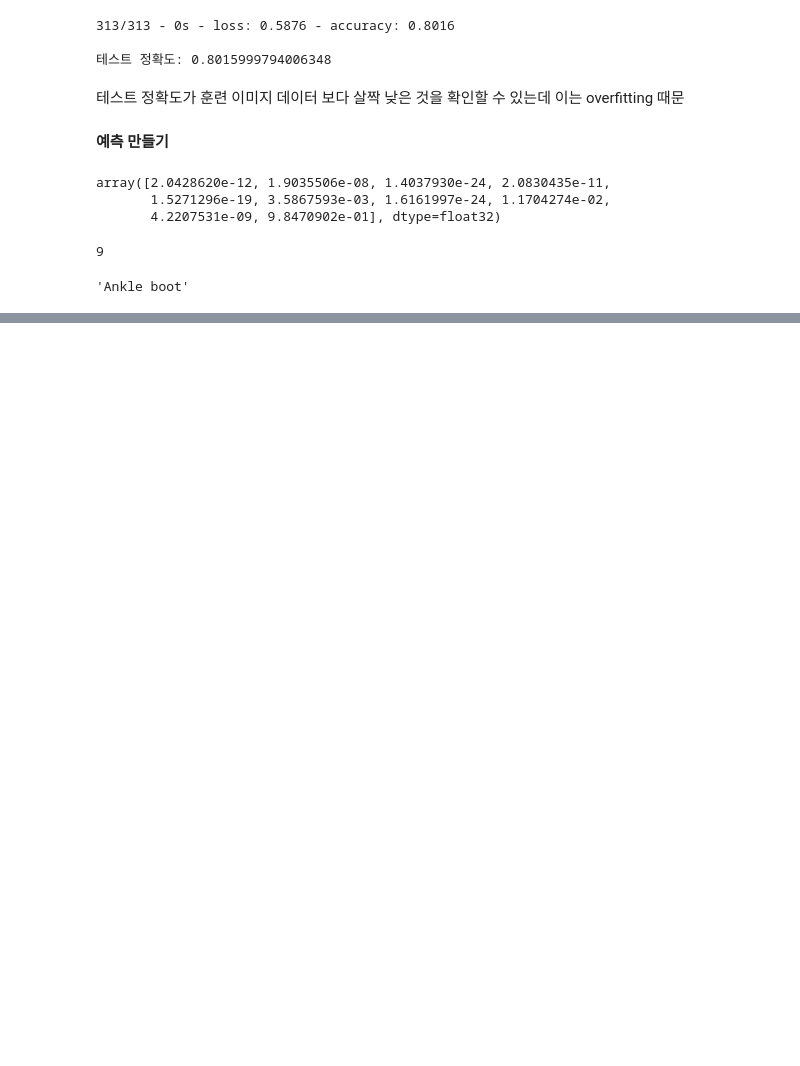
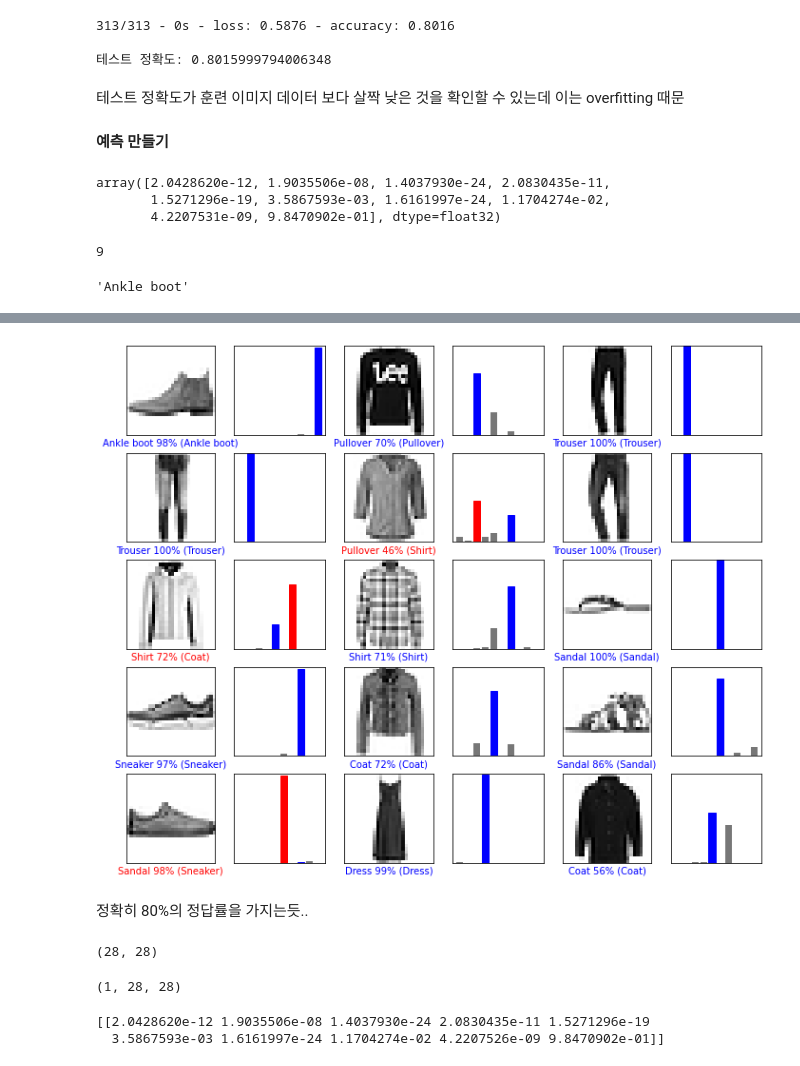
Before and after one commit to jhyeun1020/TensorFlow_study, a Jupyter notebook: tf2.ipynb, the cells around one changed output, grey strips where cells are left out. Saved outputs shown, nothing was run; the diff lists cells and outputs as text; code cells hidden in the pictures; blank space fills up the shorter version.

```diff
--- a/tf2.ipynb
+++ b/tf2.ipynb
@@ -183,0 +204,41 @@ def plot_value_array(i, predictions_array, true_label):
+# %%
+# 처음 X 개의 테스트 이미지와 예측 레이블, 진짜 레이블을 출력합니다
+# 올바른 예측은 파랑색으로 잘못된 예측은 빨강색으로 나타냅니다
+num_rows = 5
+num_cols = 3
+num_images = num_rows*num_cols
+plt.figure(figsize=(2*2*num_cols, 2*num_rows))
+for i in range(num_images):
+  plt.subplot(num_rows, 2*num_cols, 2*i+1)
+  plot_image(i, predictions, test_labels, test_images)
+  plt.subplot(num_rows, 2*num_cols, 2*i+2)
+  plot_value_array(i, predictions, test_labels)
+plt.show()
+# %% [output]
+[figure, added]
+# %% [markdown]
+정확히 80%의 정답률을 가지는듯..
+# %%
+# 테스트 세트에서 이미지 하나를 선택
+img = test_images[0]
+
+print(img.shape)
+# %% [output]
+(28, 28)
+# %%
+# 이미지 하나만 사용할 때도 배치에 추가
+# 이유 -> tf.keras는 배치(batch)로 예측을 만드는데 최적화 되어 있기 때문에
+# 하나만 예측할 때에도 차원을 늘려줘야 함
+img = np.reshape(img,(1,28,28))
+img = (np.expand_dims(img,0))
+# 위에 두개 다 차원을 늘리는 용도로 사용 가능한듯 코딩할 땐 하나만 사용!
+print(img.shape)
+# %% [output]
+(1, 28, 28)
+# %%
+predictions_single = model.predict(img)
+
+print(predictions_single)
+# %% [output]
+[[2.0428620e-12 1.9035506e-08 1.4037930e-24 2.0830435e-11 1.5271296e-19
+  3.5867593e-03 1.6161997e-24 1.1704274e-02 4.2207526e-09 9.8470902e-01]]
```
Also changed, not shown: parts of 5 cells of this notebook.
